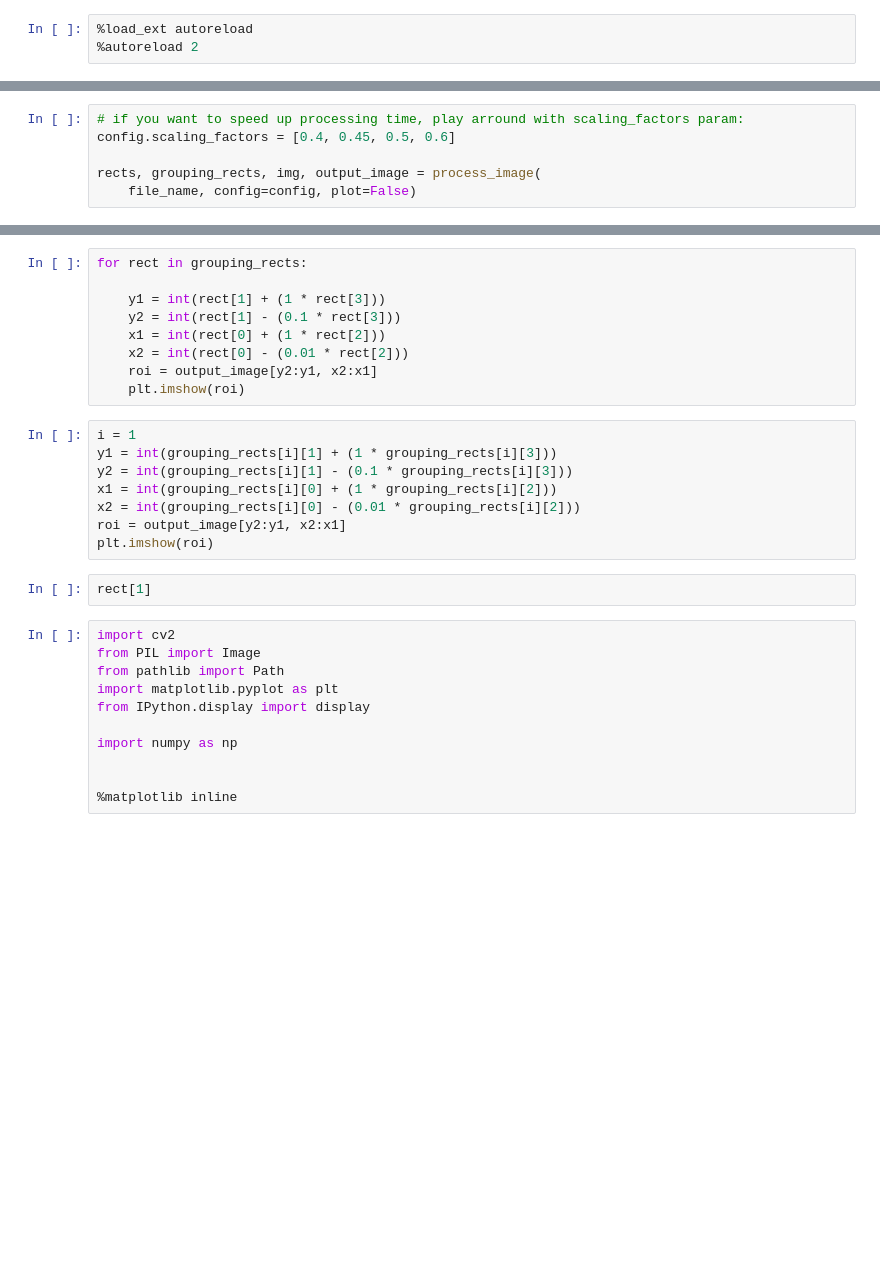
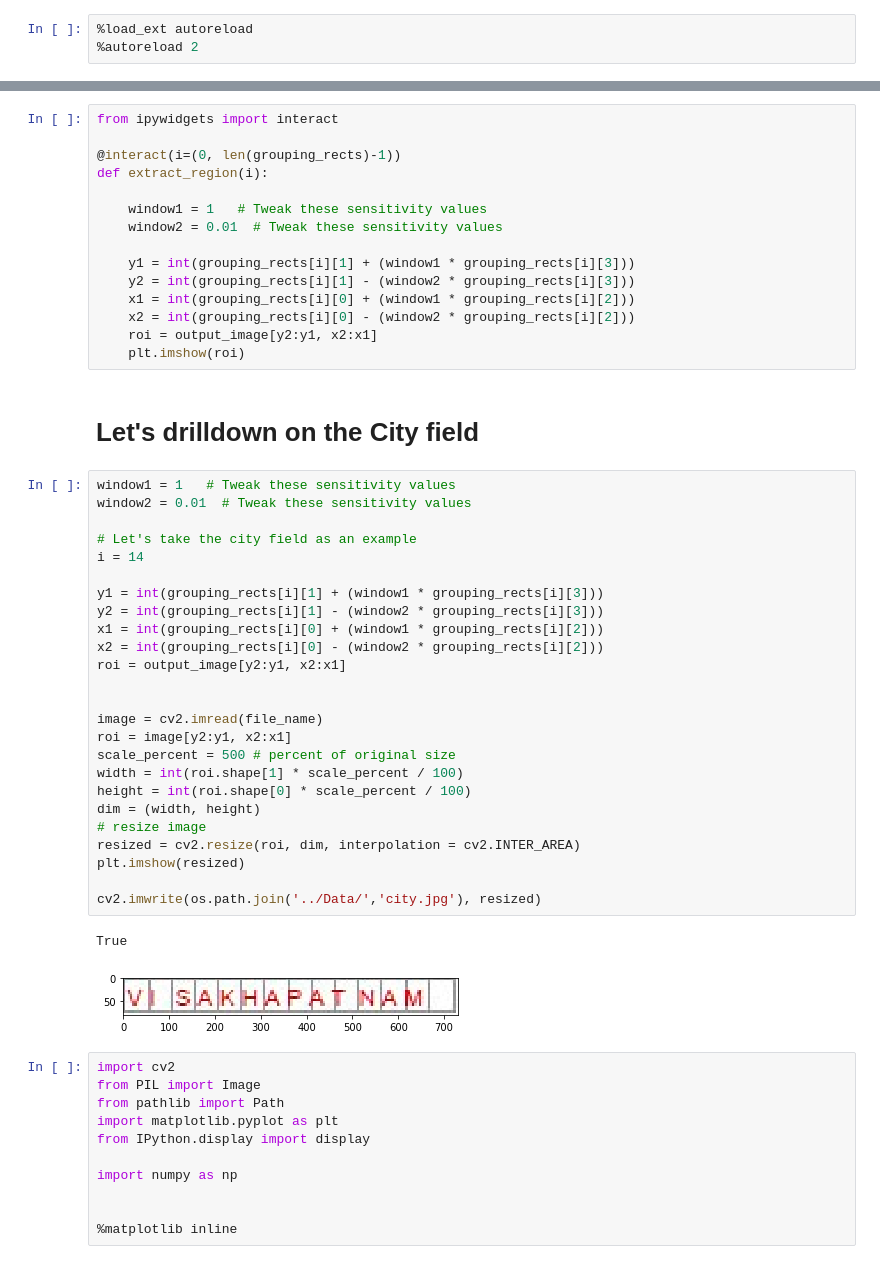
Before and after one commit to microsoft/knowledge-extraction-recipes-forms, a Jupyter notebook: Demos/RemoveBoxes.ipynb, the cells around one changed output, grey strips where cells are left out. Saved outputs shown, nothing was run; the diff lists cells and outputs as text; blank space fills up the shorter version.

```diff
--- a/Demos/RemoveBoxes.ipynb
+++ b/Demos/RemoveBoxes.ipynb
@@ -69,6 +87,0 @@ plt.imshow(output_image)
-# %%
-# if you want to speed up processing time, play arround with scaling_factors param:
-config.scaling_factors = [0.4, 0.45, 0.5, 0.6]
-
-rects, grouping_rects, img, output_image = process_image(
-    file_name, config=config, plot=False)
@@ -97,22 +90,48 @@ grouping_rects
 # %%
-for rect in grouping_rects:
+from ipywidgets import interact
 
-    y1 = int(rect[1] + (1 * rect[3]))
-    y2 = int(rect[1] - (0.1 * rect[3]))
-    x1 = int(rect[0] + (1 * rect[2]))
-    x2 = int(rect[0] - (0.01 * rect[2]))
+@interact(i=(0, len(grouping_rects)-1))
+def extract_region(i):
+
+    window1 = 1   # Tweak these sensitivity values
+    window2 = 0.01  # Tweak these sensitivity values
+
+    y1 = int(grouping_rects[i][1] + (window1 * grouping_rects[i][3]))
+    y2 = int(grouping_rects[i][1] - (window2 * grouping_rects[i][3]))
+    x1 = int(grouping_rects[i][0] + (window1 * grouping_rects[i][2]))
+    x2 = int(grouping_rects[i][0] - (window2 * grouping_rects[i][2]))
     roi = output_image[y2:y1, x2:x1]
     plt.imshow(roi)
+# %% [markdown]
+# Let's drilldown on the City field
 # %%
-i = 1
-y1 = int(grouping_rects[i][1] + (1 * grouping_rects[i][3]))
-y2 = int(grouping_rects[i][1] - (0.1 * grouping_rects[i][3]))
-x1 = int(grouping_rects[i][0] + (1 * grouping_rects[i][2]))
-x2 = int(grouping_rects[i][0] - (0.01 * grouping_rects[i][2]))
+window1 = 1   # Tweak these sensitivity values
+window2 = 0.01  # Tweak these sensitivity values
+
+# Let's take the city field as an example
+i = 14
+
+y1 = int(grouping_rects[i][1] + (window1 * grouping_rects[i][3]))
+y2 = int(grouping_rects[i][1] - (window2 * grouping_rects[i][3]))
+x1 = int(grouping_rects[i][0] + (window1 * grouping_rects[i][2]))
+x2 = int(grouping_rects[i][0] - (window2 * grouping_rects[i][2]))
 roi = output_image[y2:y1, x2:x1]
-plt.imshow(roi)
+
+
+image = cv2.imread(file_name)
+roi = image[y2:y1, x2:x1]
+scale_percent = 500 # percent of original size
+width = int(roi.shape[1] * scale_percent / 100)
+height = int(roi.shape[0] * scale_percent / 100)
+dim = (width, height)
+# resize image
+resized = cv2.resize(roi, dim, interpolation = cv2.INTER_AREA)
+plt.imshow(resized)
+
+cv2.imwrite(os.path.join('../Data/','city.jpg'), resized)
+# %% [output]
+True
+[figure, added]
-# %%
-rect[1]
 # %%
 import cv2
 from PIL import Image
```
Also changed, not shown: parts of 42 cells of this notebook, 16 other files.
